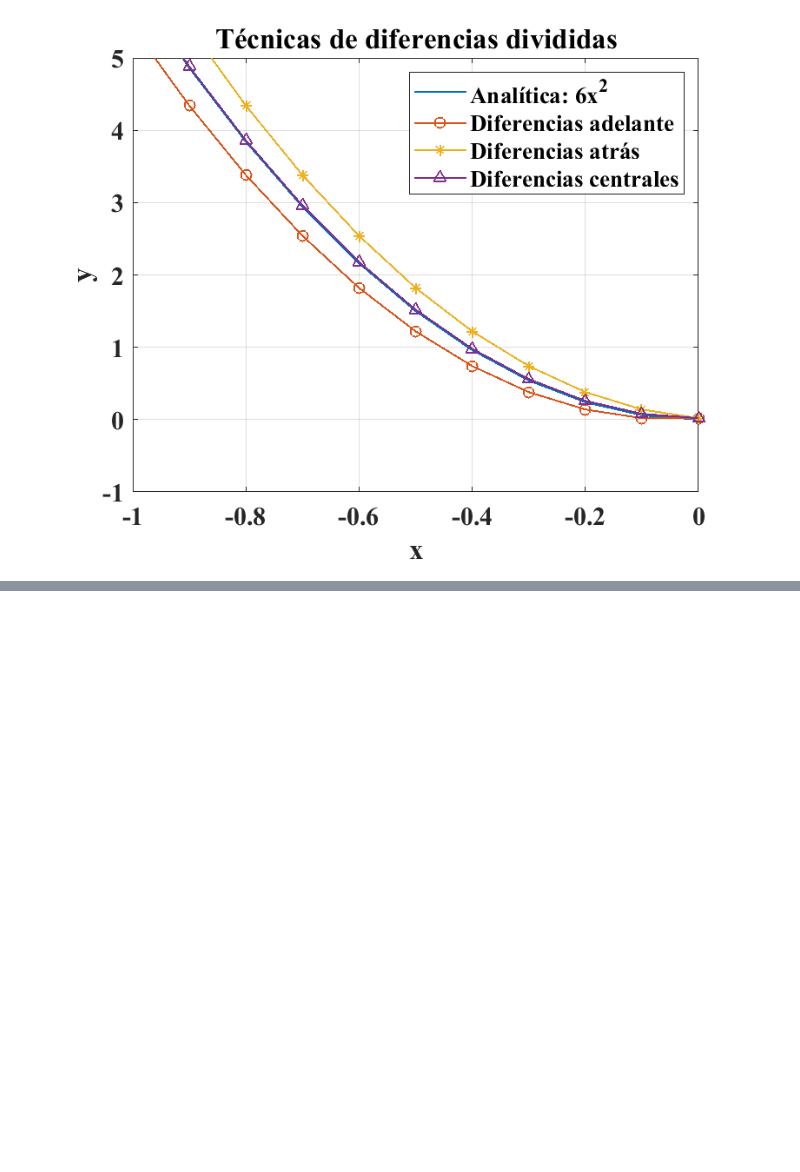
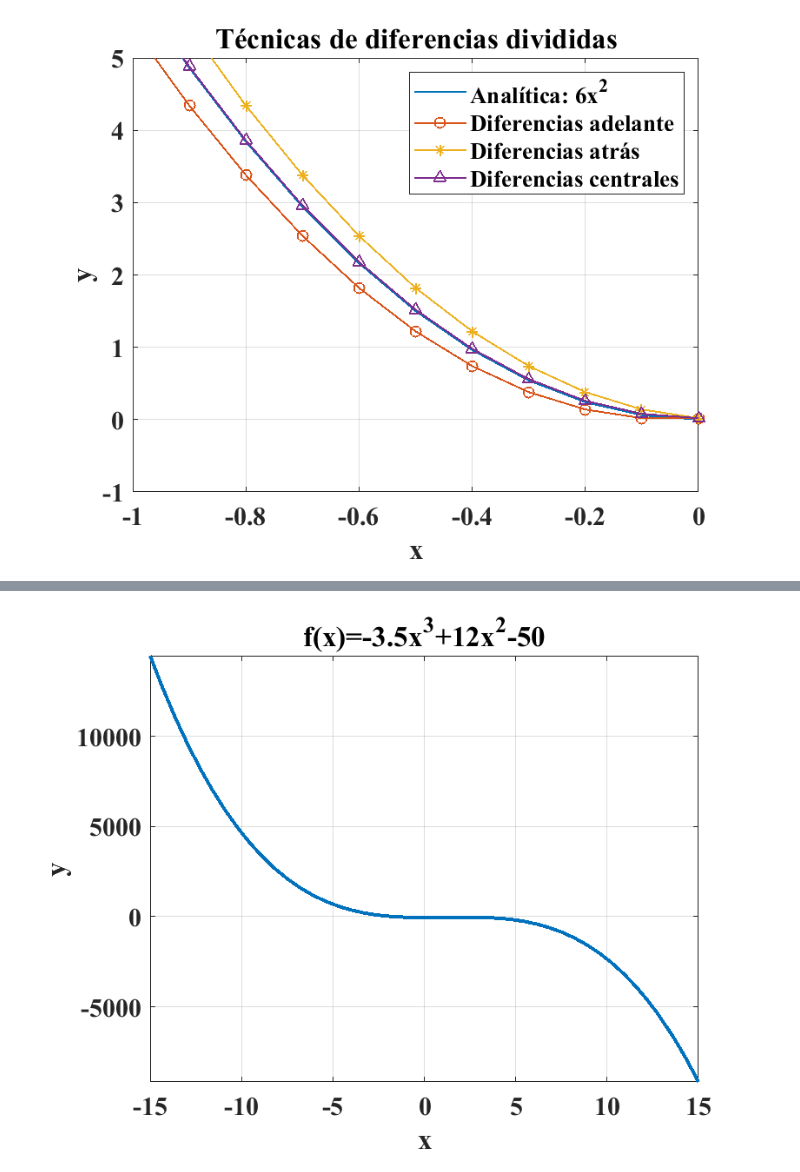
Before and after one commit to LuisGerardo2204/Practicas-de-MATLAB, a Jupyter notebook: _sources/Practica12.ipynb, the cells around one changed output, grey strips where cells are left out. Saved outputs shown, nothing was run; the diff lists cells and outputs as text; code cells hidden in the pictures; blank space fills up the shorter version.

```diff
--- a/_sources/Practica12.ipynb
+++ b/_sources/Practica12.ipynb
@@ -426,0 +587,21 @@ set(gca,'fontname','Times New Roman','FontWeight','Bold');
+# %%
+clear
+close all
+clc
+
+%Ejemplo de código para la creación de funciones anónimas en MATLAB
+%x=-30:0.01:30;
+
+f_x= @ (x) -3.5*x.^3+12*x.^2-50; %Sintaxis de la función interna al código
+%o tambien conocida como función anónima
+
+fplot(f_x,[-15,15],"LineWidth",2)%Comado para graficar funciones anónimas
+
+title("f(x)=-3.5x^3+12x^2-50")
+xlabel("x")
+ylabel("y")
+grid
+set(gca,'fontsize',15);
+set(gca,'fontname','Times New Roman','FontWeight','Bold');
+# %% [output]
+[figure, added]
```
Also changed, not shown: parts of 22 cells of this notebook, 35 other files.
